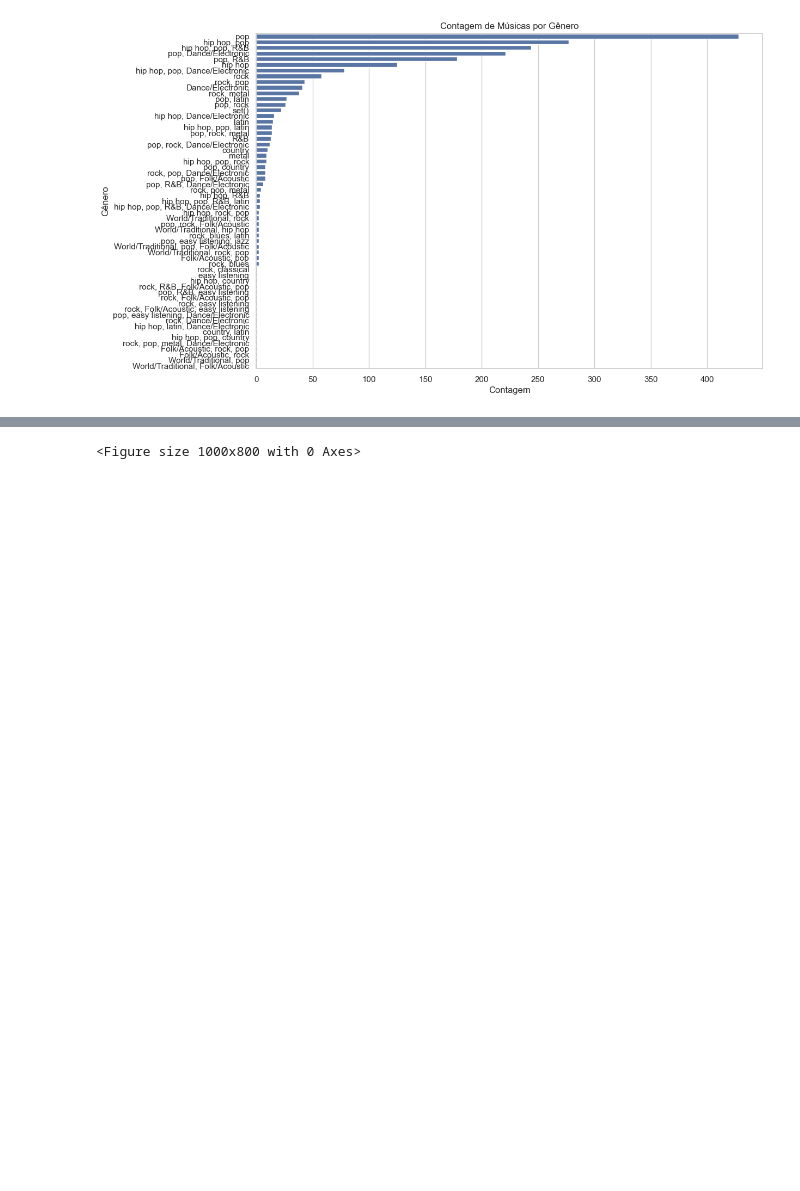
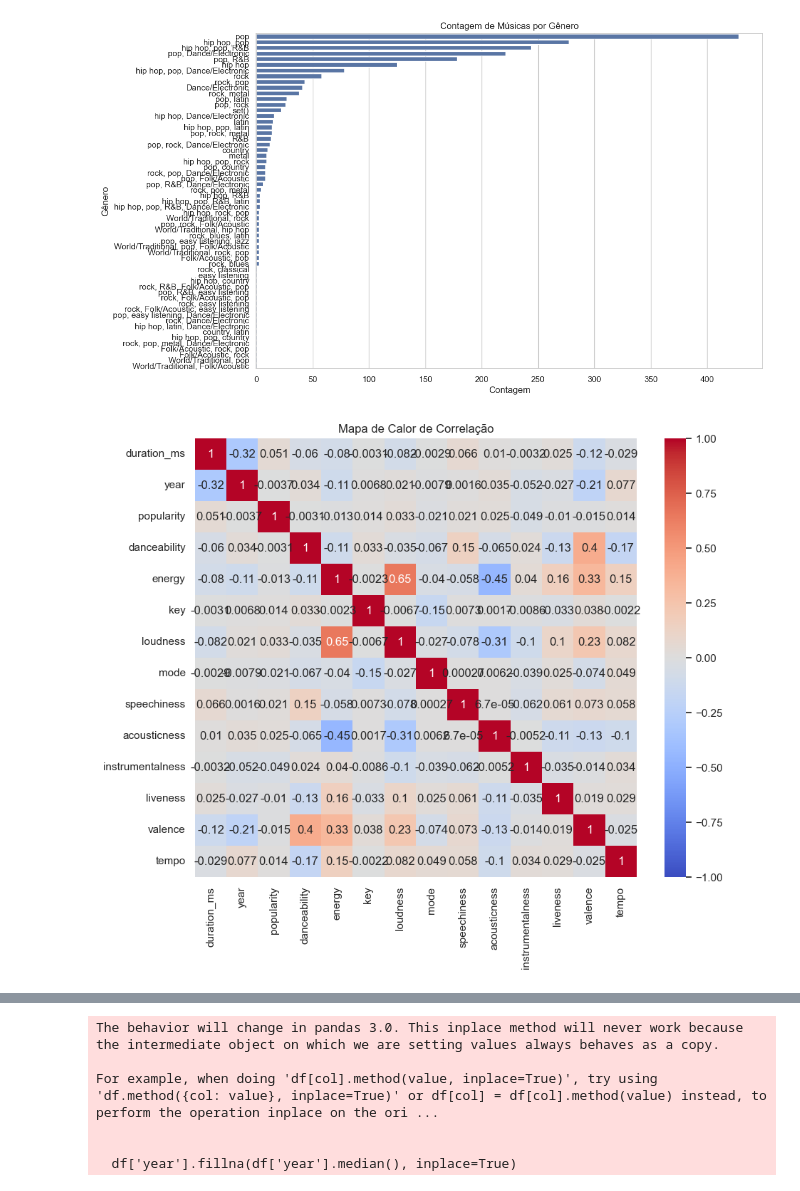
Before and after one commit to MarcoAntonioMj/RECOMENDA-ES-NAS-PLATAFORMAS-DE-STREAMING, a Jupyter notebook: notebooks/02_data_preparation.ipynb, the cells around one changed output, grey strips where cells are left out. Drawn from its saved outputs; the diff is of its cells as text; code cells hidden in the pictures; blank space fills up the shorter version.

```diff
--- a/notebooks/02_data_preparation.ipynb
+++ b/notebooks/02_data_preparation.ipynb
@@ -40,9 +40,12 @@ plt.xlabel('Contagem')
 plt.ylabel('Gênero')
 plt.show()
 
+# Selecionar apenas colunas numéricas para o cálculo da correlação
+numeric_df = df.select_dtypes(include=[np.number])
+
 # Correlação entre variáveis numéricas
 plt.figure(figsize=(10, 8))
-sns.heatmap(df.corr(), annot=True, cmap='coolwarm', vmin=-1, vmax=1)
+sns.heatmap(numeric_df.corr(), annot=True, cmap='coolwarm', vmin=-1, vmax=1)
 plt.title('Mapa de Calor de Correlação')
 plt.show()
 
@@ -75,30 +78,31 @@ df = pd.get_dummies(df, columns=['genre'])
 # Exibir as primeiras linhas do DataFrame transformado
 df.head()
 
 # Caminho para salvar os dados processados
 processed_data_path = '../data/processed/songs_processed.csv'
 
 # Salvar os dados processados em um arquivo CSV
 df.to_csv(processed_data_path, index=False)
 
 print(f"Dados processados salvos em: {processed_data_path}")
 # %% [output]
 <class 'pandas.core.frame.DataFrame'>
 RangeIndex: 1999 entries, 0 to 1998
 Data columns (total 18 columns):
  #   Column            Non-Null Count  Dtype
 ---  ------            --------------  -----
  0   artist            1999 non-null   object
  1   song              1999 non-null   object
  2   duration_ms       1999 non-null   int64
  3   explicit          1999 non-null   object
  4   year              1999 non-null   int64
  5   popularity        1999 non-null   int64
  6   danceability      1999 non-null   float64
 ... (9 lines left out)
  16  tempo             1999 non-null   float64
  17  genre             1999 non-null   object
 dtypes: float64(9), int64(5), object(4)
 memory usage: 281.2+ KB
 [figure]
 [figure]
+[figure, added]
@@ -106 +126,6 @@ ValueError: could not convert string to float: 'The Chainsmokers'
-<Figure size 1000x800 with 0 Axes>
+The behavior will change in pandas 3.0. This inplace method will never work because the intermediate object on which we are setting values always behaves as a copy.
+
+For example, when doing 'df[col].method(value, inplace=True)', try using 'df.method({col: value}, inplace=True)' or df[col] = df[col].method(value) instead, to perform the operation inplace on the ori ...
+
+
+  df['year'].fillna(df['year'].median(), inplace=True)
```
Also changed, not shown: parts of 1 cell of this notebook, 2 other files.
